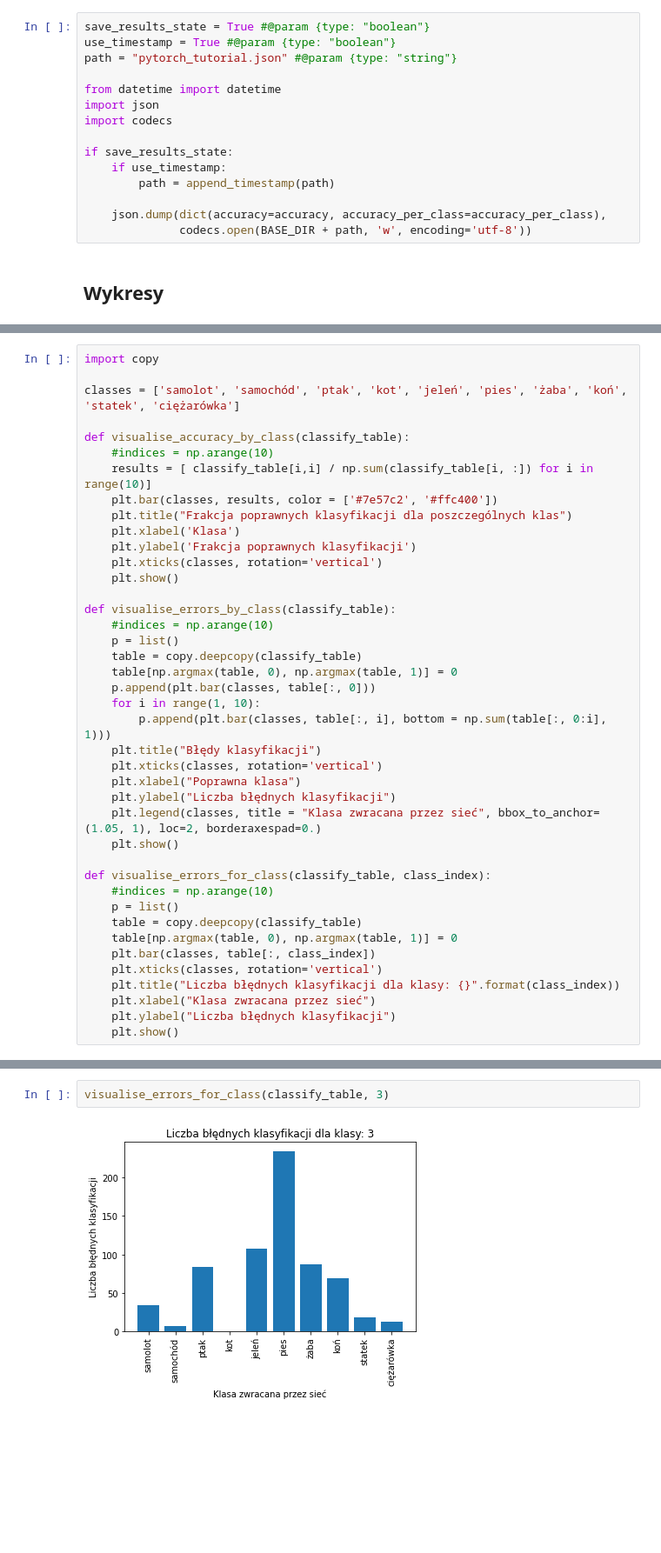
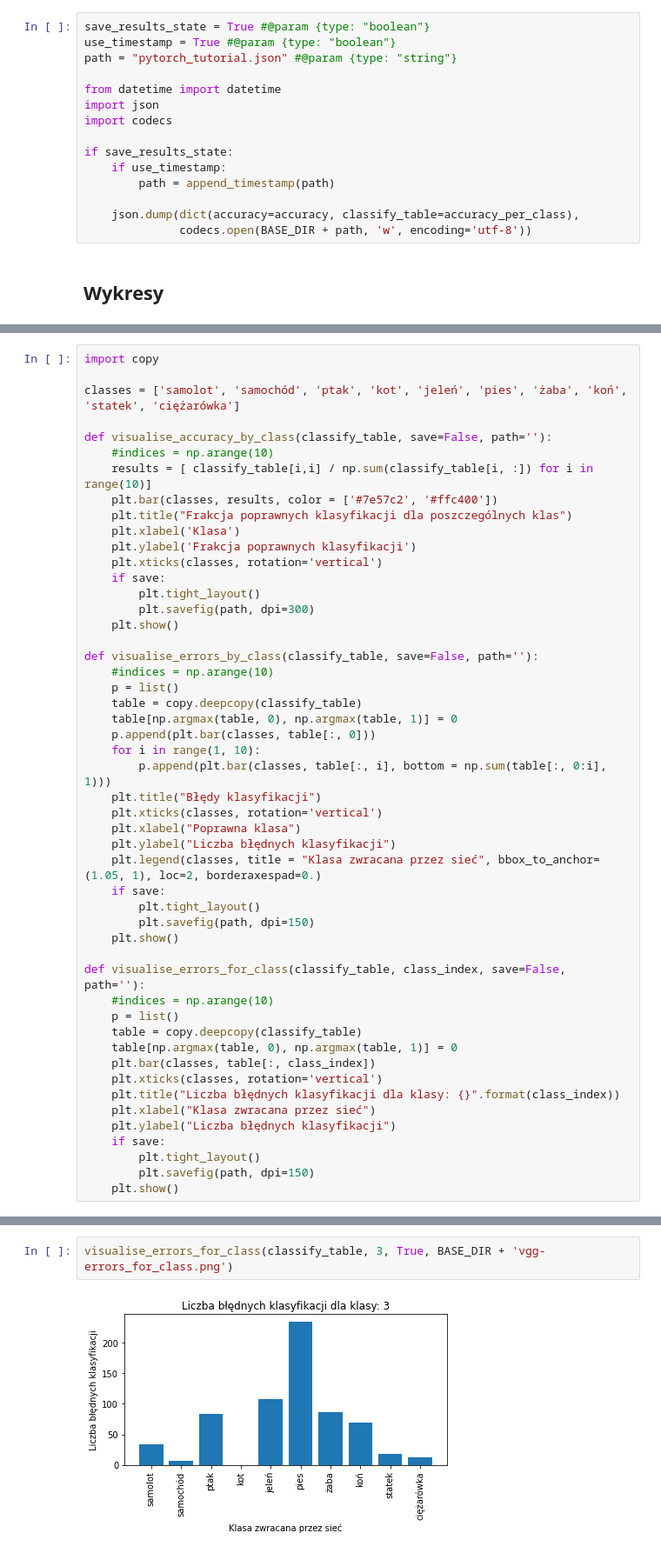
Before and after one commit to gvnbleid/2020-GUM, a Jupyter notebook: MGU_Projekt_2.ipynb, the cells around one changed output, grey strips where cells are left out. Shown at 87% size. Drawn from its saved outputs; the diff is of its cells as text; blank space fills up the shorter version.

Commit message:
Created using Colaboratory - accuracy per epoch

```diff
--- a/MGU_Projekt_2.ipynb
+++ b/MGU_Projekt_2.ipynb
@@ -599,7 +599,7 @@ if save_results_state:
     if use_timestamp:
         path = append_timestamp(path)
 
-    json.dump(dict(accuracy=accuracy, accuracy_per_class=accuracy_per_class),
+    json.dump(dict(accuracy=accuracy, classify_table=accuracy_per_class),
               codecs.open(BASE_DIR + path, 'w', encoding='utf-8'))
 # %% [markdown]
 ## Wykresy
@@ -615,7 +627,7 @@ import copy
 
 classes = ['samolot', 'samochód', 'ptak', 'kot', 'jeleń', 'pies', 'żaba', 'koń', 'statek', 'ciężarówka']
 
-def visualise_accuracy_by_class(classify_table):
+def visualise_accuracy_by_class(classify_table, save=False, path=''):
     #indices = np.arange(10)
     results = [ classify_table[i,i] / np.sum(classify_table[i, :]) for i in range(10)]
     plt.bar(classes, results, color = ['#7e57c2', '#ffc400'])
@@ -623,9 +635,12 @@ def visualise_accuracy_by_class(classify_table):
     plt.xlabel('Klasa')
     plt.ylabel('Frakcja poprawnych klasyfikacji')
     plt.xticks(classes, rotation='vertical')
+    if save:
+        plt.tight_layout()
+        plt.savefig(path, dpi=300)
     plt.show()
 
-def visualise_errors_by_class(classify_table):
+def visualise_errors_by_class(classify_table, save=False, path=''):
     #indices = np.arange(10)
     p = list()
     table = copy.deepcopy(classify_table)
@@ -638,9 +653,12 @@ def visualise_errors_by_class(classify_table):
     plt.xlabel("Poprawna klasa")
     plt.ylabel("Liczba błędnych klasyfikacji")
     plt.legend(classes, title = "Klasa zwracana przez sieć", bbox_to_anchor=(1.05, 1), loc=2, borderaxespad=0.)
+    if save:
+        plt.tight_layout()
+        plt.savefig(path, dpi=150)
     plt.show()
 
-def visualise_errors_for_class(classify_table, class_index):
+def visualise_errors_for_class(classify_table, class_index, save=False, path=''):
     #indices = np.arange(10)
     p = list()
     table = copy.deepcopy(classify_table)
@@ -650,4 +668,7 @@ def visualise_errors_for_class(classify_table, class_index):
     plt.title("Liczba błędnych klasyfikacji dla klasy: {}".format(class_index))
     plt.xlabel("Klasa zwracana przez sieć")
     plt.ylabel("Liczba błędnych klasyfikacji")
+    if save:
+        plt.tight_layout()
+        plt.savefig(path, dpi=150)
     plt.show()
@@ -662,4 +683,4 @@ visualise_errors_by_class(classify_table)
 # %%
-visualise_errors_for_class(classify_table, 3)
+visualise_errors_for_class(classify_table, 3, True, BASE_DIR + 'vgg-errors_for_class.png')
 # %% [output]
-[figure, old version]
+[figure, new version]
```
Also changed, not shown: parts of 7 cells of this notebook.
